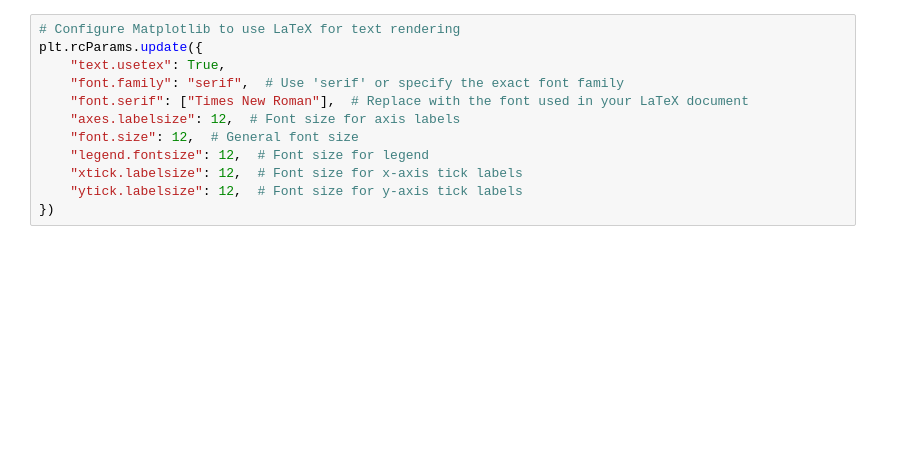
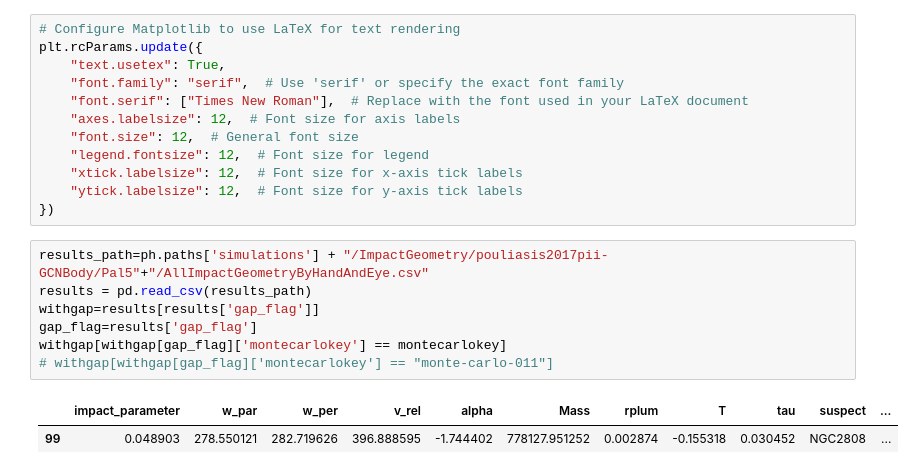
Before and after one commit to salvatore-ferrone/stream_analysis, a Jupyter notebook: figures/gallery_of_gaps.ipynb, the cells around one changed output. Saved outputs shown, nothing was run; the diff lists cells and outputs as text; blank space fills up the shorter version.

```diff
--- a/figures/gallery_of_gaps.ipynb
+++ b/figures/gallery_of_gaps.ipynb
@@ -61,3 +65,13 @@ plt.rcParams.update({
     "xtick.labelsize": 12,  # Font size for x-axis tick labels
     "ytick.labelsize": 12,  # Font size for y-axis tick labels
 })
+# %%
+results_path=ph.paths['simulations'] + "/ImpactGeometry/pouliasis2017pii-GCNBody/Pal5"+"/AllImpactGeometryByHandAndEye.csv"
+results = pd.read_csv(results_path)
+withgap=results[results['gap_flag']]
+gap_flag=results['gap_flag']
+withgap[withgap[gap_flag]['montecarlokey'] == montecarlokey]
+# withgap[withgap[gap_flag]['montecarlokey'] == "monte-carlo-011"]
+# %% [output]
+|  | impact_parameter | w_par | w_per | v_rel | alpha | Mass | rplum | T | tau | suspect | ... |
+| 99 | 0.048903 | 278.550121 | 282.719626 | 396.888595 | -1.744402 | 778127.951252 | 0.002874 | -0.155318 | 0.030452 | NGC2808 | ... |
```
Also changed, not shown: parts of 6 cells of this notebook, 23 other files.
